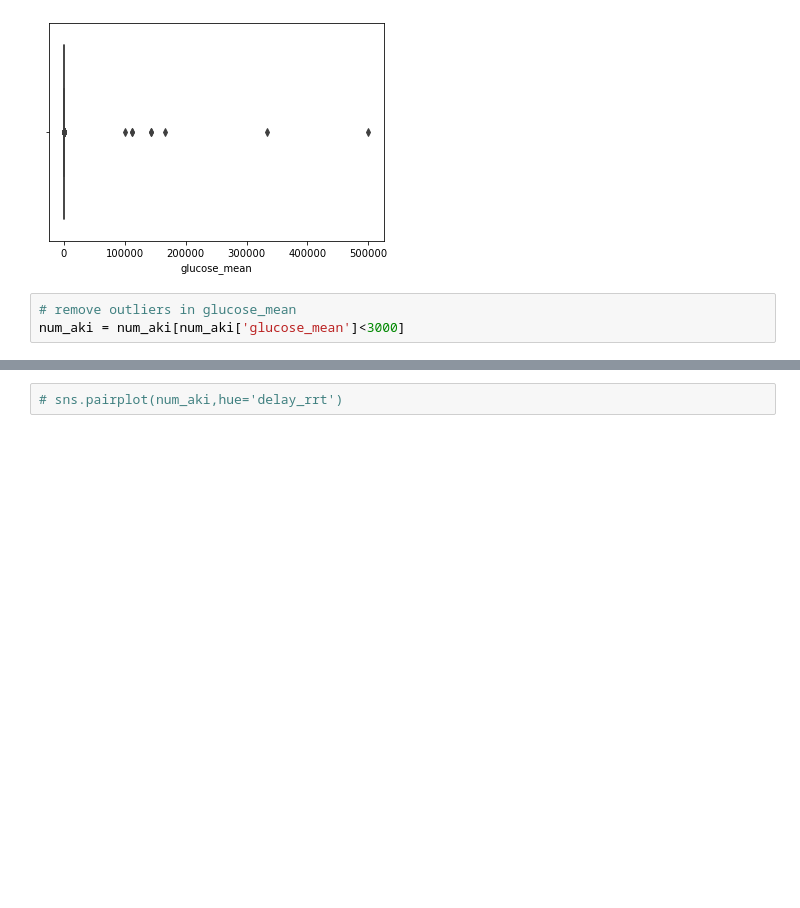
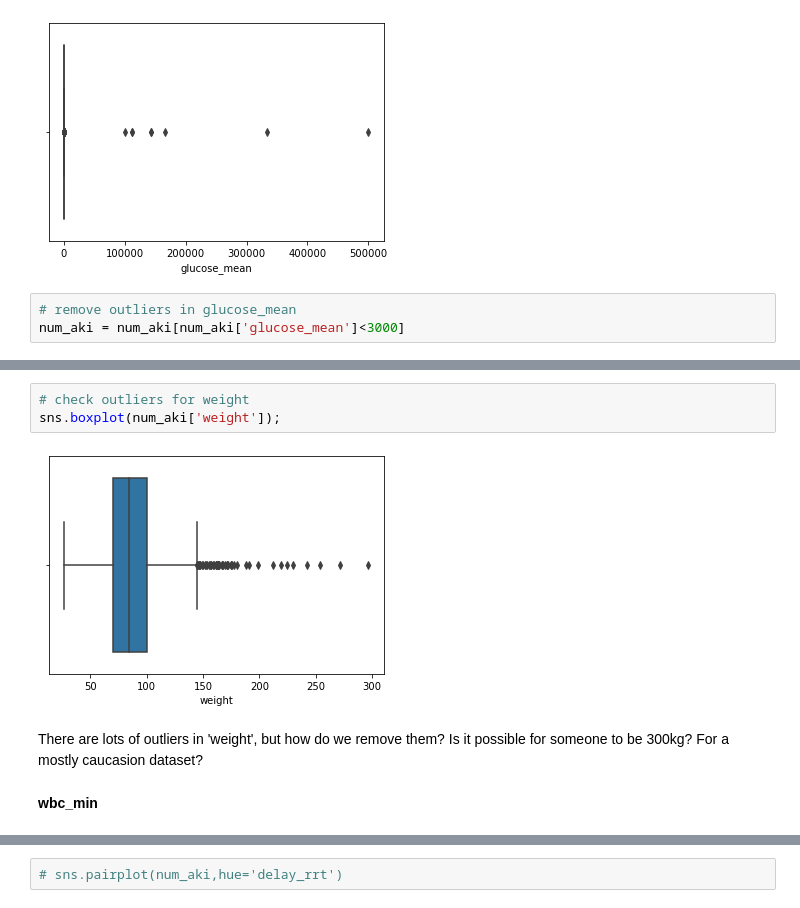
Before and after one commit to doscsy12/AKI_rrt, a Jupyter notebook: data_cleaning_EDA.ipynb, the cells around one changed output, grey strips where cells are left out. Cells and saved outputs as stored; diff of their text form; blank space fills up the shorter version.

```diff
--- a/data_cleaning_EDA.ipynb
+++ b/data_cleaning_EDA.ipynb
@@ -546,0 +564,9 @@ num_aki = num_aki[num_aki['glucose_mean']<3000]
+# %%
+# check outliers for weight
+sns.boxplot(num_aki['weight']);
+# %% [output]
+[figure, added]
+# %% [markdown]
+There are lots of outliers in 'weight', but how do we remove them? Is it possible for someone to be 300kg? For a mostly caucasion dataset?
+# %% [markdown]
+**wbc_min**
```
Also changed, not shown: parts of 27 cells of this notebook.
